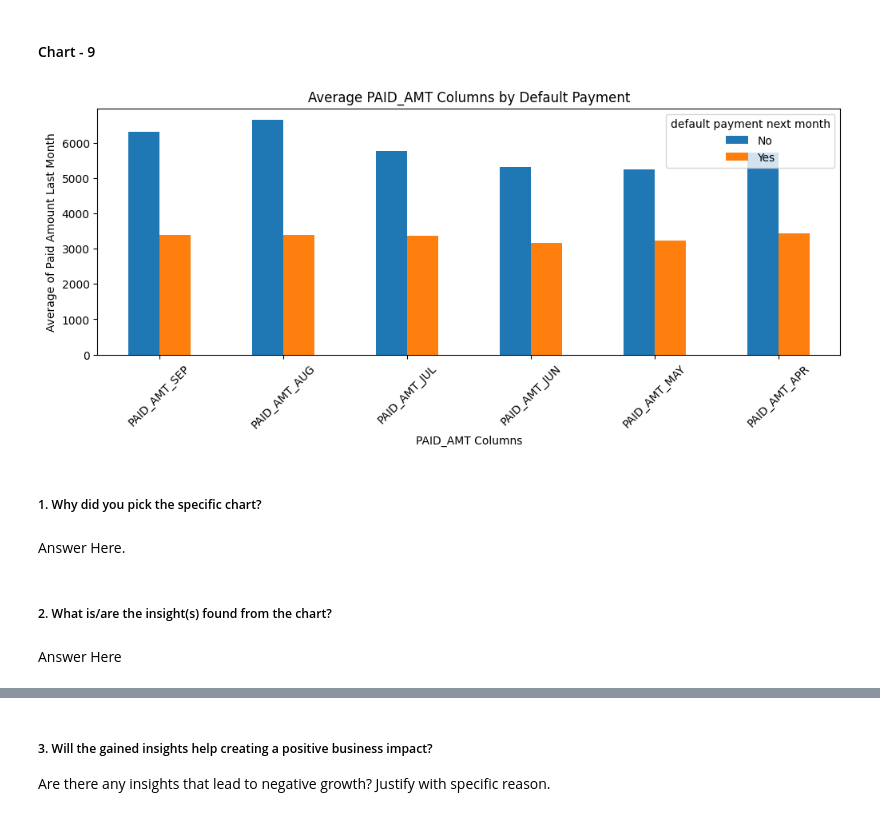
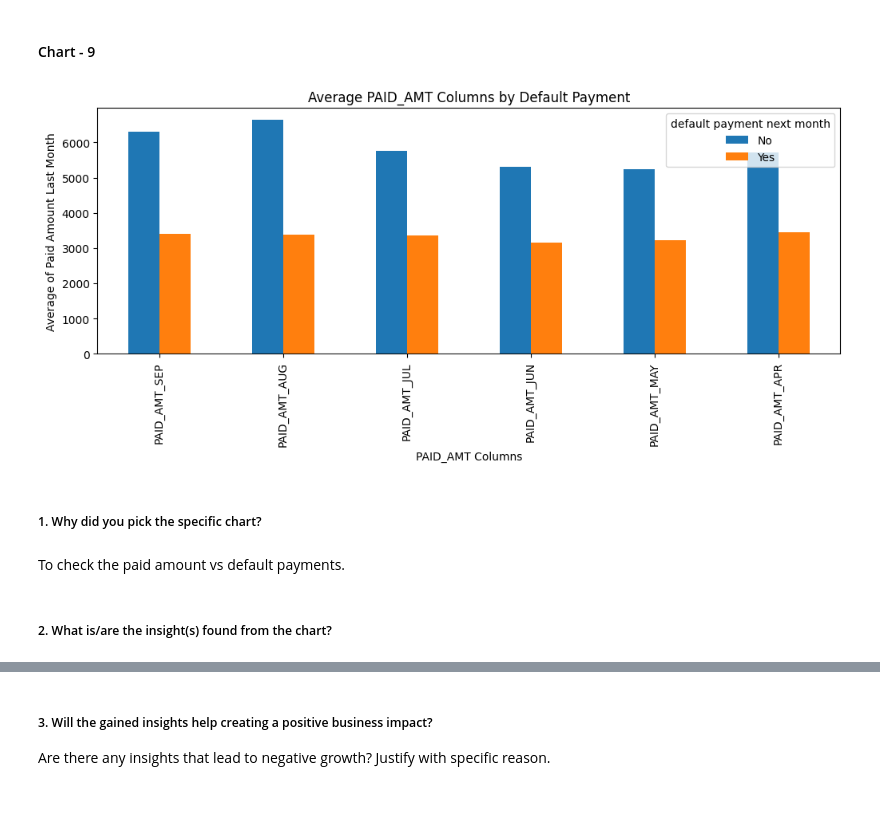
Before and after one commit to akshat0522/Credit-Card-Default-Prediction-Project, a Jupyter notebook: Credit_Card_Default_Prediction.ipynb, the cells around one changed output, grey strips where cells are left out. Saved outputs shown, nothing was run; the diff lists cells and outputs as text; code cells hidden in the pictures.

```diff
--- a/Credit_Card_Default_Prediction.ipynb
+++ b/Credit_Card_Default_Prediction.ipynb
@@ -94,7 +94,7 @@ drive.mount('/content/drive')
 # %% [output]
 Mounted at /content/drive
 # %%
-Data = pd.read_excel('/content/drive/MyDrive/Colab Notebooks/Module 4 : Machine Learning/Capstone Project Classification/default of credit card clients.xlsx', header=1)
+Credit_Data = pd.read_excel('/content/drive/MyDrive/Colab Notebooks/Module 4 : Machine Learning/Capstone Project Classification/default of credit card clients.xlsx', header=1)
 # %% [markdown]
 ### Dataset First View
 # %%
@@ -290,12 +290,15 @@ dtype: int64
 # Write your code to make your dataset analysis ready.
 
 # Rename Columns for better understanding
-Data.rename(columns={'PAY_0':'PAY_Stat_SEP','PAY_2':'PAY_Stat_AUG','PAY_3':'PAY_Stat_JUL','PAY_4':'PAY_Stat_JUN','PAY_5':'PAY_Stat_MAY','PAY_6':'PAY_Stat_APR'},inplace=True)
-Data.rename(columns={'BILL_AMT1':'BILL_AMT_SEP','BILL_AMT2':'BILL_AMT_AUG','BILL_AMT3':'BILL_AMT_JUL','BILL_AMT4':'BILL_AMT_JUN','BILL_AMT5':'BILL_AMT_MAY','BILL_AMT6':'BILL_AMT_APR'}, inplace = True)
-Data.rename(columns={'PAY_AMT1':'PAID_AMT_SEP','PAY_AMT2':'PAID_AMT_AUG','PAY_AMT3':'PAID_AMT_JUL','PAY_AMT4':'PAID_AMT_JUN','PAY_AMT5':'PAID_AMT_MAY','PAY_AMT6':'PAID_AMT_APR'},inplace=True)
+Credit_Data.rename(columns={'PAY_0':'PAY_Stat_SEP','PAY_2':'PAY_Stat_AUG','PAY_3':'PAY_Stat_JUL','PAY_4':'PAY_Stat_JUN','PAY_5':'PAY_Stat_MAY','PAY_6':'PAY_Stat_APR'},inplace=True)
+Credit_Data.rename(columns={'BILL_AMT1':'BILL_AMT_SEP','BILL_AMT2':'BILL_AMT_AUG','BILL_AMT3':'BILL_AMT_JUL','BILL_AMT4':'BILL_AMT_JUN','BILL_AMT5':'BILL_AMT_MAY','BILL_AMT6':'BILL_AMT_APR'}, inplace = True)
+Credit_Data.rename(columns={'PAY_AMT1':'PAID_AMT_SEP','PAY_AMT2':'PAID_AMT_AUG','PAY_AMT3':'PAID_AMT_JUL','PAY_AMT4':'PAID_AMT_JUN','PAY_AMT5':'PAID_AMT_MAY','PAY_AMT6':'PAID_AMT_APR'},inplace=True)
 # %%
 # Drop ID Column because it is of no use
-Data = Data.drop('ID', axis=1)
+Credit_Data = Credit_Data.drop('ID', axis=1)
+# %%
+# Creating a copy of dataset to make some changes for better visualization
+Data = Credit_Data.copy()
 # %%
 # Replacing the label with values for better comprehension and visualization
 Data['SEX'] = Data['SEX'].replace({1:'Male', 2:'Female'})
@@ -687,25 +690,22 @@ There is no notable insight from this plot.
 # %%
 # Chart - 9 visualization code
 
 # Extacting Paid Amount columns from the dataset
 paid_last_mnth = Data.columns[17:23]
 # Grouping by the monthly Bill amount columns to 'Default payment next month column' to compare
 mean_paid_amt = Data.groupby('default payment next month')[paid_last_mnth].mean().T
 
 # Visualization code to see Bill amount vs Defaults
 mean_paid_amt.plot(kind='bar', figsize=(12, 4))
 plt.title('Average PAID_AMT Columns by Default Payment')
 plt.ylabel('Average of Paid Amount Last Month')
 plt.xlabel('PAID_AMT Columns')
-plt.xticks(rotation=45)
 plt.show()
 # %% [output]
-[figure, old version]
+[figure, new version]
 # %% [markdown]
 ##### 1. Why did you pick the specific chart?
-# %% [markdown]
-Answer Here.
+# %% [markdown]
+To check the paid amount vs default payments.
 # %% [markdown]
 ##### 2. What is/are the insight(s) found from the chart?
-# %% [markdown]
-Answer Here
```
Also changed, not shown: parts of 60 cells of this notebook.
